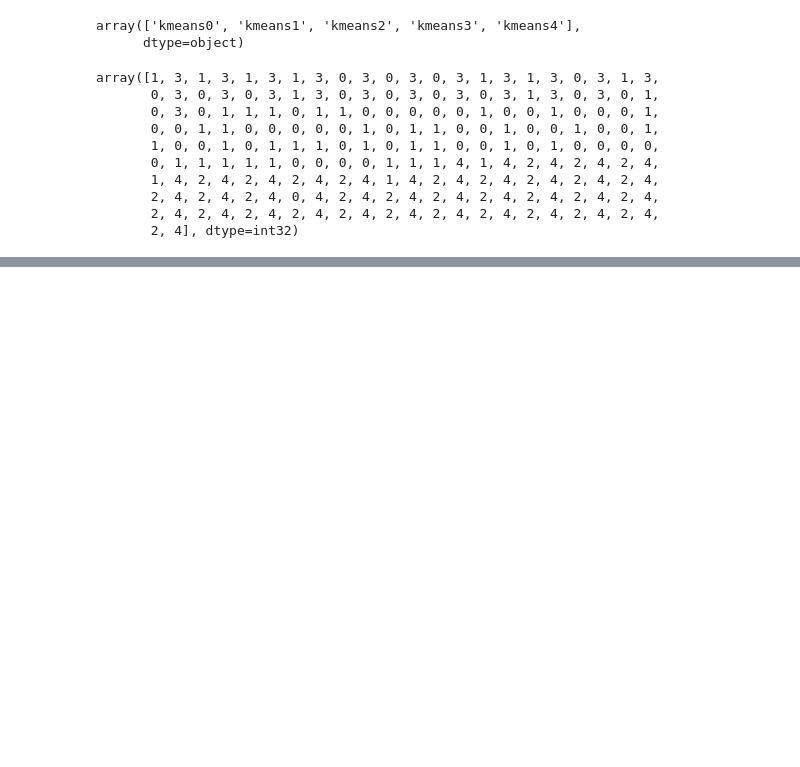
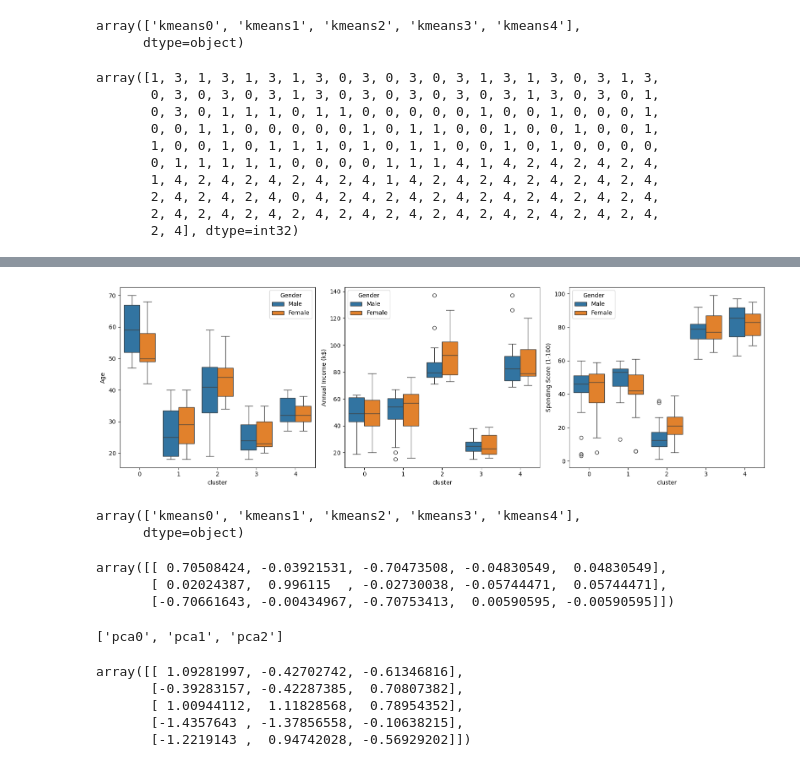
Before and after one commit to Felandim/PortfolioProjetos, a Jupyter notebook: 2 Segmentação de clientes/notebook/projeto_supermercado_05_pipeline_pca.ipynb, the cells around one changed output, grey strips where cells are left out. Drawn from its saved outputs; the diff is of its cells as text; code cells hidden in the pictures; blank space fills up the shorter version.

```diff
--- a/2 Segmentação de clientes/notebook/projeto_supermercado_05_pipeline_pca.ipynb
+++ b/2 Segmentação de clientes/notebook/projeto_supermercado_05_pipeline_pca.ipynb
@@ -85,0 +135,33 @@ df_clustered.head()
+# %%
+# fazer boxplots e separar por gênero
+fig, axs = plt.subplots(nrows = 1, ncols = 3, figsize=(16, 5), tight_layout=True)
+
+for ax, col in zip(axs, df_clustered.select_dtypes('number')):
+    sns.boxplot(x='cluster', y=col, data=df_clustered, ax=ax, hue = 'Gender')
+
+plt.show()
+# %% [output]
+[figure, added]
+# %%
+pipeline['clustering'].get_feature_names_out()
+# %% [output]
+array(['kmeans0', 'kmeans1', 'kmeans2', 'kmeans3', 'kmeans4'],
+      dtype=object)
+# %%
+pipeline['pca'].components_
+# %% [output]
+array([[ 0.70508424, -0.03921531, -0.70473508, -0.04830549,  0.04830549],
+       [ 0.02024387,  0.996115  , -0.02730038, -0.05744471,  0.05744471],
+       [-0.70661643, -0.00434967, -0.70753413,  0.00590595, -0.00590595]])
+# %%
+pipeline['pca'].get_feature_names_out().tolist()
+# %% [output]
+['pca0', 'pca1', 'pca2']
+# %%
+pipeline['clustering'].cluster_centers_
+# %% [output]
+array([[ 1.09281997, -0.42702742, -0.61346816],
+       [-0.39283157, -0.42287385,  0.70807382],
+       [ 1.00944112,  1.11828568,  0.78954352],
+       [-1.4357643 , -1.37856558, -0.10638215],
+       [-1.2219143 ,  0.94742028, -0.56929202]])
```
Also changed, not shown: parts of 8 cells of this notebook.
